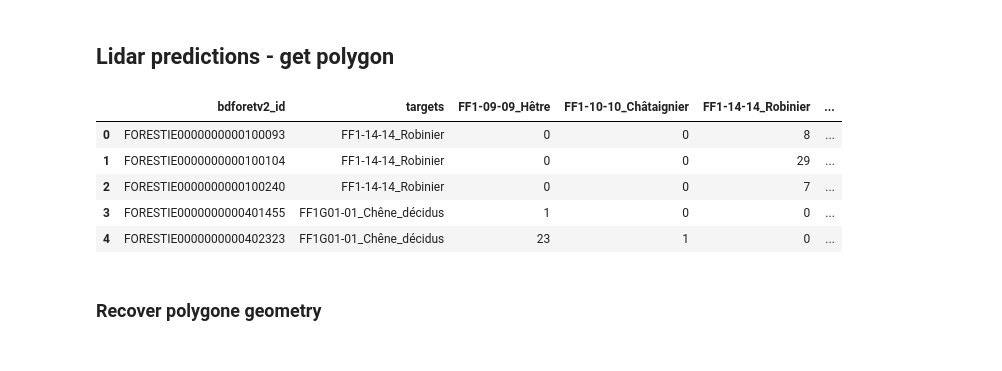
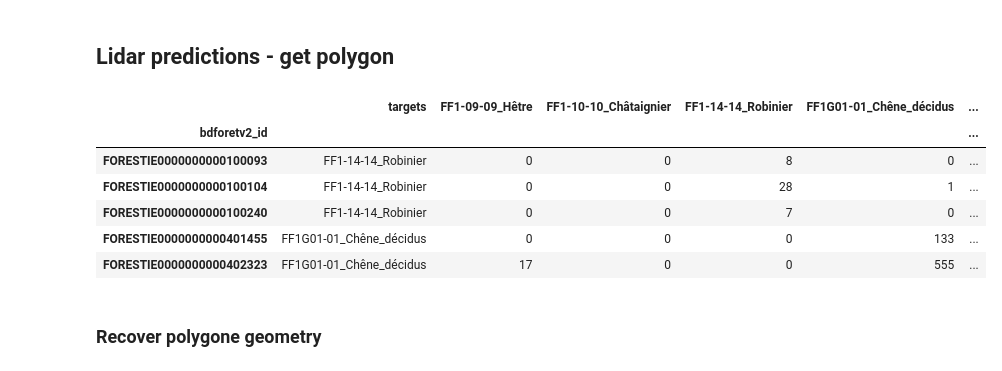
Before and after one commit to IGNF/myria3d, a Jupyter notebook: PureForestV2-Compare-Polygon-CM.ipynb, the cells around one changed output. Cells and saved outputs as stored; diff of their text form; code cells hidden in the pictures.

```diff
--- a/PureForestV2-Compare-Polygon-CM.ipynb
+++ b/PureForestV2-Compare-Polygon-CM.ipynb
@@ -12,16 +12,17 @@ def print_accuracy(cm):
 # %% [markdown]
 ## Lidar predictions - get polygon
 # %%
-UNION_PREDICTIONS_DIR = Path("/mnt/store-lidarhd/projet-LHD/IA/Analyses/20240122_compare_polygon_cm/PureForestID-V2-Baseline-single-tree-block-aggregation-nocolor-GenericDA-3x2GPUs-best_epoch_085/")
-df_lidar = pd.read_csv(UNION_PREDICTIONS_DIR / "predictions-pivot-by-polygon.csv", index_col=0)
+UNION_PREDICTIONS_DIR = Path("/mnt/store-lidarhd/projet-LHD/IA/BDForet/PoC2023_Lidar_IA_BDForêtV3/20240122_Comparison_Lidar_best_encoder_only_vs_Image_au_polygone/PureForestID-V2-Encoder-AblationOfColor-GenericDA-Altitude-2x3GPUs/")
+df_lidar = pd.read_csv(UNION_PREDICTIONS_DIR / "pivot-table-predictions-by-polygon.csv", index_col=0)
 df_lidar.head()
 # %% [output]
-|  | bdforetv2_id | targets | FF1-09-09_Hêtre | FF1-10-10_Châtaignier | FF1-14-14_Robinier | ... |
-| 0 | FORESTIE0000000000100093 | FF1-14-14_Robinier | 0 | 0 | 8 | ... |
-| 1 | FORESTIE0000000000100104 | FF1-14-14_Robinier | 0 | 0 | 29 | ... |
-| 2 | FORESTIE0000000000100240 | FF1-14-14_Robinier | 0 | 0 | 7 | ... |
-| 3 | FORESTIE0000000000401455 | FF1G01-01_Chêne_décidus | 1 | 0 | 0 | ... |
-| 4 | FORESTIE0000000000402323 | FF1G01-01_Chêne_décidus | 23 | 1 | 0 | ... |
+|  | targets | FF1-09-09_Hêtre | FF1-10-10_Châtaignier | FF1-14-14_Robinier | FF1G01-01_Chêne_décidus | ... |
+| bdforetv2_id |  |  |  |  |  | ... |
+| FORESTIE0000000000100093 | FF1-14-14_Robinier | 0 | 0 | 8 | 0 | ... |
+| FORESTIE0000000000100104 | FF1-14-14_Robinier | 0 | 0 | 28 | 1 | ... |
+| FORESTIE0000000000100240 | FF1-14-14_Robinier | 0 | 0 | 7 | 0 | ... |
+| FORESTIE0000000000401455 | FF1G01-01_Chêne_décidus | 0 | 0 | 0 | 133 | ... |
+| FORESTIE0000000000402323 | FF1G01-01_Chêne_décidus | 17 | 0 | 0 | 555 | ... |
 # %% [markdown]
 ### Recover polygone geometry
 # %%
```
Also changed, not shown: parts of 6 cells of this notebook, 1 other file.
